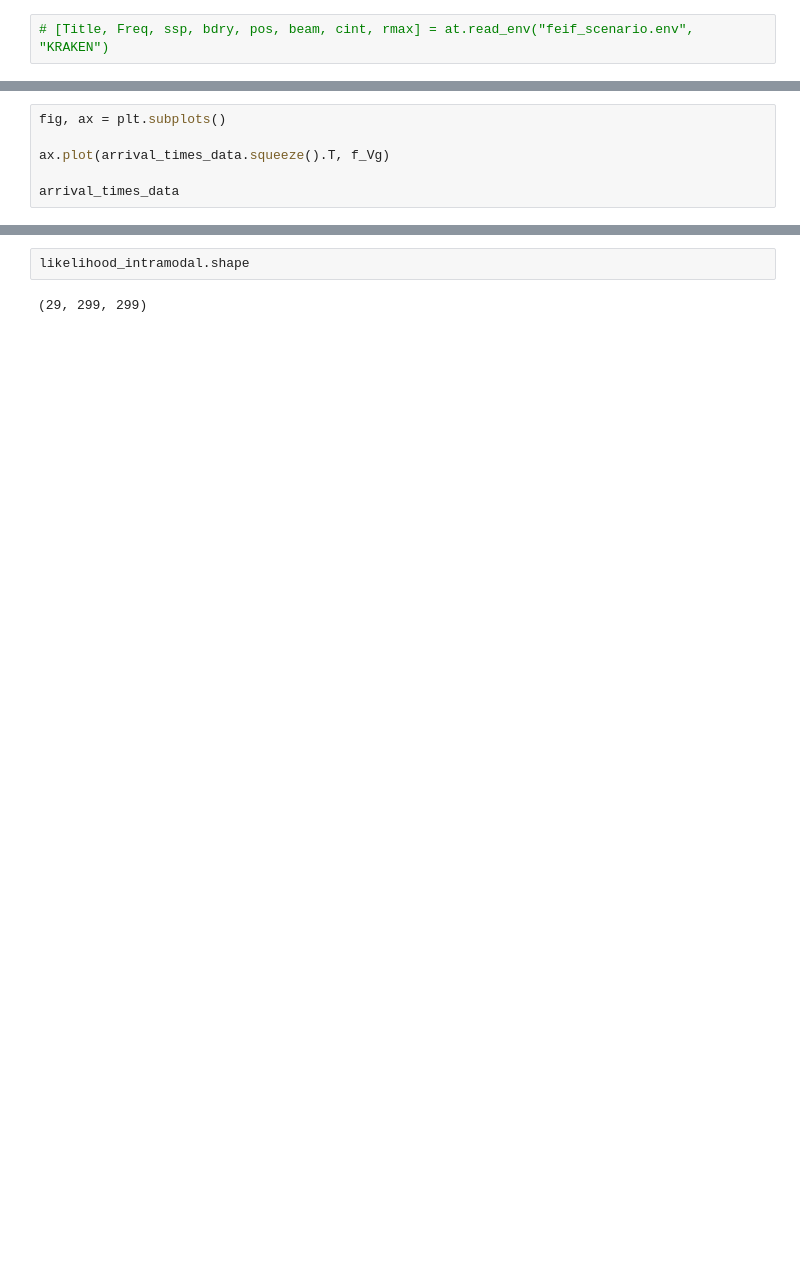
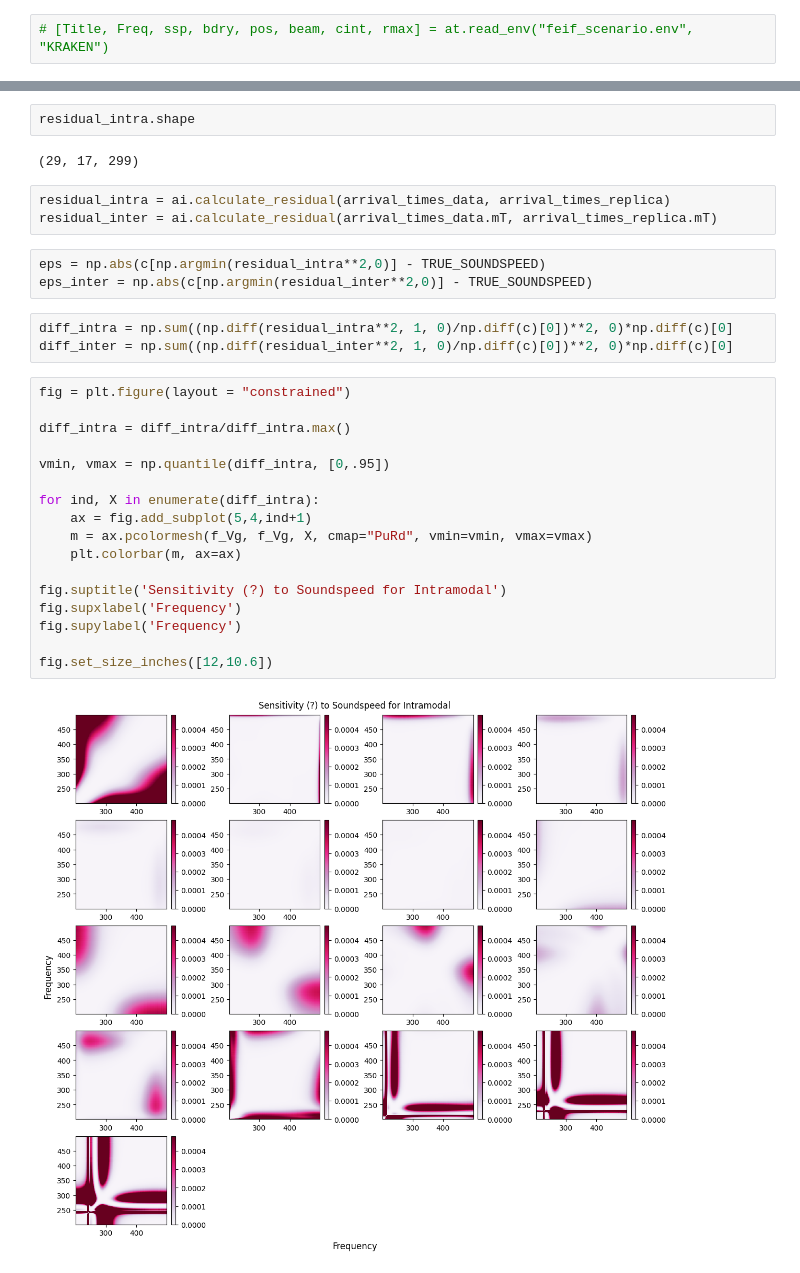
Before and after one commit to danchieta-njit/acoustic-inversion-python, a Jupyter notebook: Notebooks/Acoustic Inversion Just Replicas.ipynb, the cells around one changed output, grey strips where cells are left out. Cells and saved outputs as stored; diff of their text form; blank space fills up the shorter version.

```diff
--- a/Notebooks/Acoustic Inversion Just Replicas.ipynb
+++ b/Notebooks/Acoustic Inversion Just Replicas.ipynb
@@ -26,7 +37 @@ arrival_times_data = receiver_range/Vg[:, c == TRUE_SOUNDSPEED, ...]
 arrival_times_replica = receiver_range/Vg
-# %%
-fig, ax = plt.subplots()
-
-ax.plot(arrival_times_data.squeeze().T, f_Vg)
-
-arrival_times_data
@@ -94,4 +71,32 @@ fig.savefig('Likelihood Intermodal.png', dpi=600)
 # %%
-likelihood_intramodal.shape
+residual_intra.shape
 # %% [output]
-(29, 299, 299)
+(29, 17, 299)
+# %%
+residual_intra = ai.calculate_residual(arrival_times_data, arrival_times_replica)
+residual_inter = ai.calculate_residual(arrival_times_data.mT, arrival_times_replica.mT)
+# %%
+eps = np.abs(c[np.argmin(residual_intra**2,0)] - TRUE_SOUNDSPEED)
+eps_inter = np.abs(c[np.argmin(residual_inter**2,0)] - TRUE_SOUNDSPEED)
+# %%
+diff_intra = np.sum((np.diff(residual_intra**2, 1, 0)/np.diff(c)[0])**2, 0)*np.diff(c)[0]
+diff_inter = np.sum((np.diff(residual_inter**2, 1, 0)/np.diff(c)[0])**2, 0)*np.diff(c)[0]
+# %%
+fig = plt.figure(layout = "constrained")
+
+diff_intra = diff_intra/diff_intra.max()
+
+vmin, vmax = np.quantile(diff_intra, [0,.95])
+
+for ind, X in enumerate(diff_intra):
+    ax = fig.add_subplot(5,4,ind+1)
+    m = ax.pcolormesh(f_Vg, f_Vg, X, cmap="PuRd", vmin=vmin, vmax=vmax)
+    plt.colorbar(m, ax=ax)
+
+fig.suptitle('Sensitivity (?) to Soundspeed for Intramodal')
+fig.supxlabel('Frequency')
+fig.supylabel('Frequency')
+
+fig.set_size_inches([12,10.6])
+# %% [output]
+[figure, added]
```
Also changed, not shown: parts of 24 cells of this notebook, 27 other files.
